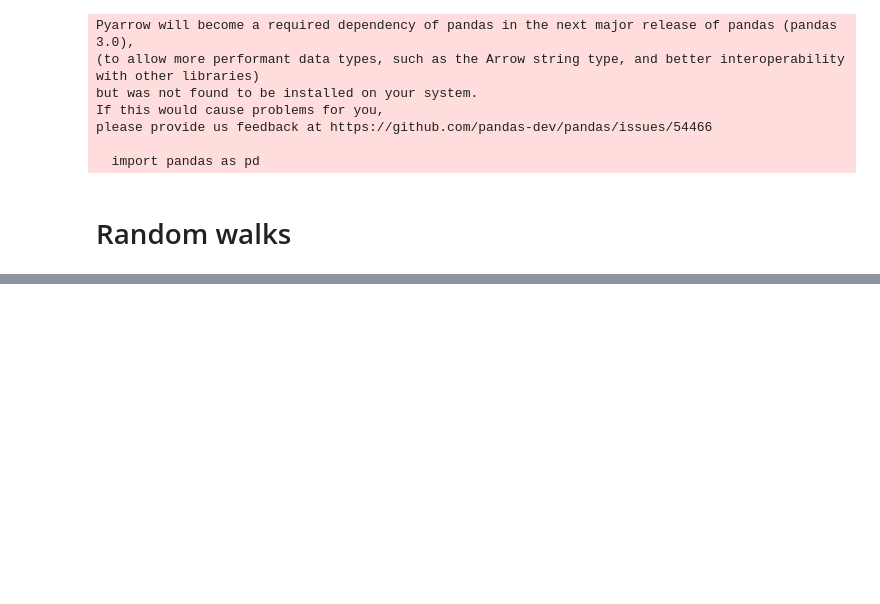
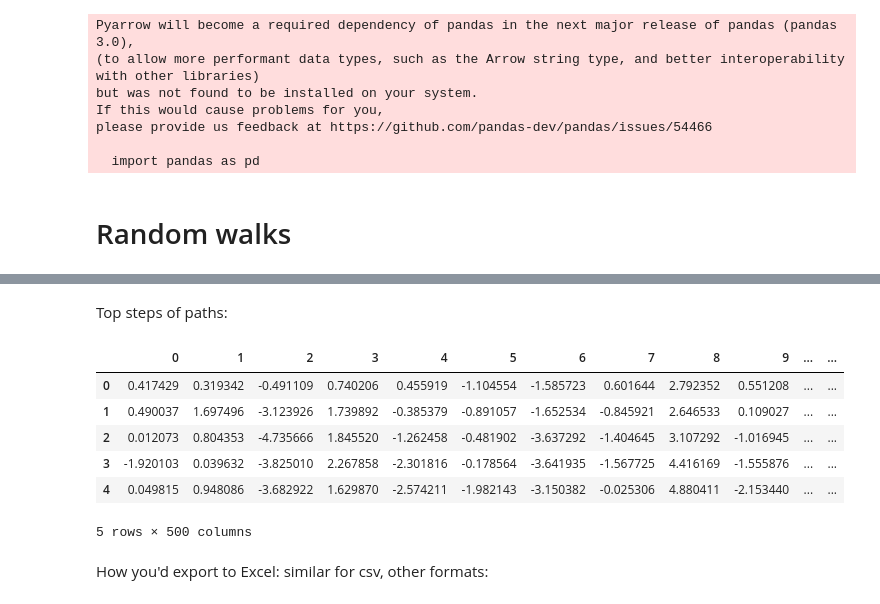
Before and after one commit to brianholland/physicsdemos, a Jupyter notebook: notebooks/demos.ipynb, the cells around one changed output, grey strips where cells are left out. Cells and saved outputs as stored; diff of their text form; code cells hidden in the pictures; blank space fills up the shorter version.

Commit message:
demo of exporting data as well

```diff
--- a/notebooks/demos.ipynb
+++ b/notebooks/demos.ipynb
@@ -24,0 +25,14 @@ paths.plot(legend=False, style='C0-', alpha=0.025,
+# %% [markdown]
+Top steps of paths:
+# %%
+paths.head()
+# %% [output]
+|  | 0 | 1 | 2 | 3 | 4 | 5 | 6 | 7 | 8 | 9 | ... | ... |
+| 0 | 0.417429 | 0.319342 | -0.491109 | 0.740206 | 0.455919 | -1.104554 | -1.585723 | 0.601644 | 2.792352 | 0.551208 | ... | ... |
+| 1 | 0.490037 | 1.697496 | -3.123926 | 1.739892 | -0.385379 | -0.891057 | -1.652534 | -0.845921 | 2.646533 | 0.109027 | ... | ... |
+| 2 | 0.012073 | 0.804353 | -4.735666 | 1.845520 | -1.262458 | -0.481902 | -3.637292 | -1.404645 | 3.107292 | -1.016945 | ... | ... |
+| 3 | -1.920103 | 0.039632 | -3.825010 | 2.267858 | -2.301816 | -0.178564 | -3.641935 | -1.567725 | 4.416169 | -1.555876 | ... | ... |
+| 4 | 0.049815 | 0.948086 | -3.682922 | 1.629870 | -2.574211 | -1.982143 | -3.150382 | -0.025306 | 4.880411 | -2.153440 | ... | ... |
+5 rows × 500 columns
+# %% [markdown]
+How you'd export to Excel: similar for csv, other formats:
```
Also changed, not shown: parts of 2 cells of this notebook.
